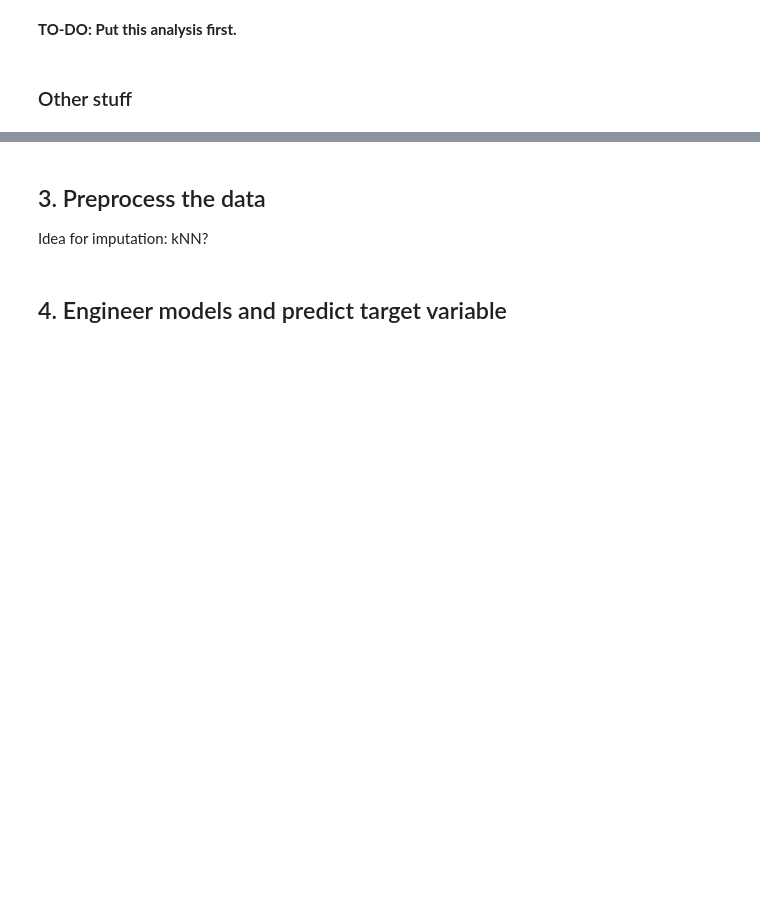
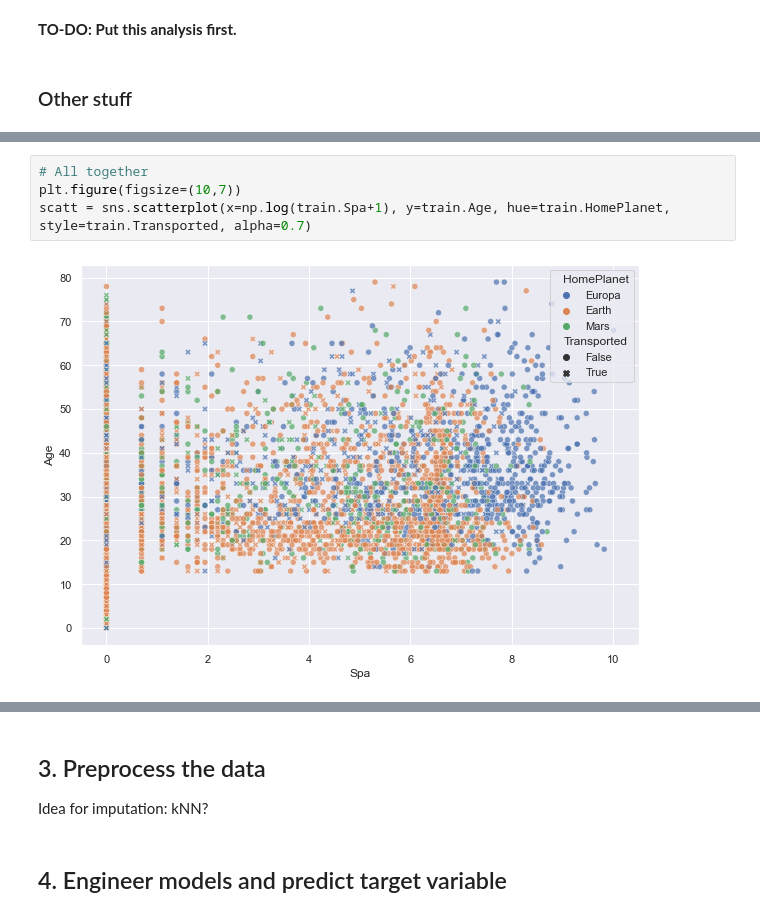
Before and after one commit to PatrickSVM/Spaceship-Titanic-Kaggle-Challenge, a Jupyter notebook: Spaceship_Titanic.ipynb, the cells around one changed output, grey strips where cells are left out. Cells and saved outputs as stored; diff of their text form; blank space fills up the shorter version.

```diff
--- a/Spaceship_Titanic.ipynb
+++ b/Spaceship_Titanic.ipynb
@@ -650,0 +646,6 @@ scatt = sns.scatterplot(x=np.log(train.Spa+1), y=train.Age, hue=train.Transporte
+# %%
+# All together
+plt.figure(figsize=(10,7))
+scatt = sns.scatterplot(x=np.log(train.Spa+1), y=train.Age, hue=train.HomePlanet, style=train.Transported, alpha=0.7)
+# %% [output]
+[figure, added]
```
Also changed, not shown: parts of 15 cells of this notebook.
